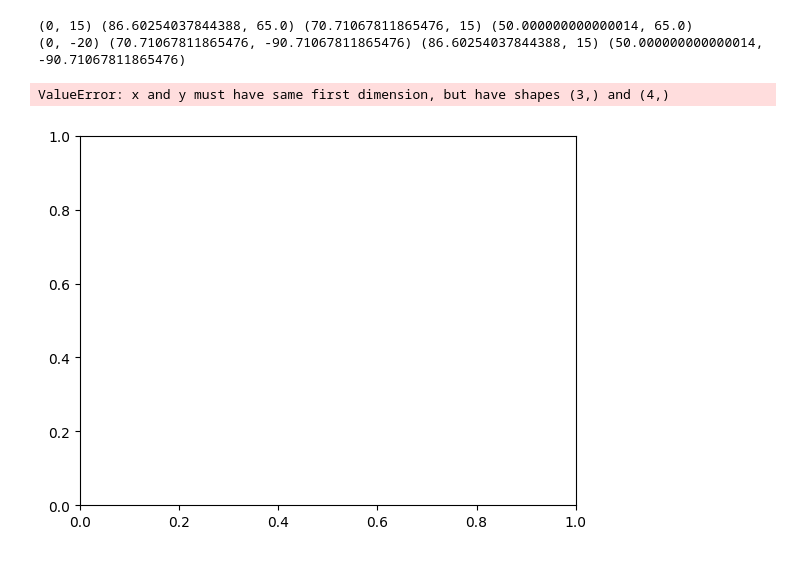
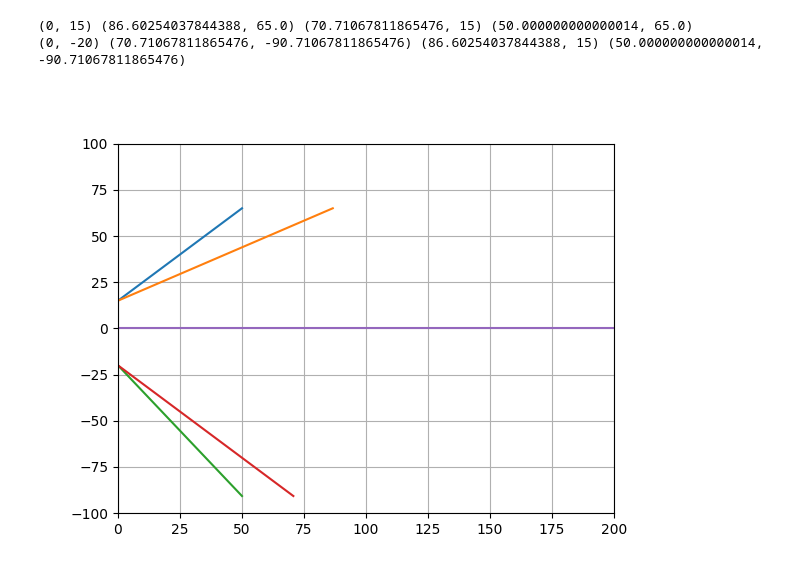
Before and after one commit to pranav-suri/EGL, a Jupyter notebook: EGL.ipynb, the cells around one changed output. Drawn from its saved outputs; the diff is of its cells as text; code cells hidden in the pictures.

Commit message:
Plotting lines and turtle basics Plotting of lines and basic commands of turtle working.

```diff
--- a/EGL.ipynb
+++ b/EGL.ipynb
@@ -76,19 +73,39 @@ print(tv_coord1, tv_coord2, tv_coord3, tv_coord4)
 # %%
 #plot using coordinates
 
 import matplotlib.pyplot as plt
 
-x = [fv_x_coord1, fv_x_coord2, fv_x_coord3, ]
-y = [fv_y_coord1, fv_y_coord2, fv_y_coord3, fv_y_coord4]
+%matplotlib widget
 
-plt.plot(x, y)
+plt.grid(True)
+
+x = [fv_x_coord1, fv_x_coord4]
+y = [fv_y_coord1, fv_y_coord4]
+
+plt.plot(x, y, label="front view1")
+
+x = [fv_x_coord1, fv_x_coord2]
+y = [fv_y_coord1, fv_y_coord2]
+
+plt.plot(x, y, label="front view2")
+
+x = [tv_x_coord1, tv_x_coord4]
+y = [tv_y_coord1, tv_y_coord4]
+
+plt.plot(x, y, label="top view1")
+
+x = [tv_x_coord1, tv_x_coord2]
+y = [tv_y_coord1, tv_y_coord2]
+
+plt.plot(x, y, label="top view2")
+
+#horizontal line
+
+plt.plot([0,200], [0,0], label="horizontal line")
+
+plt.xlim(0,200)
+plt.ylim(-100,100)
+
 plt.show()
-
-x = [tv_x_coord1, tv_x_coord2, tv_x_coord3, tv_x_coord4]
-y = [tv_y_coord1, tv_y_coord2, tv_y_coord3, tv_y_coord4]
-
-plt.plot(x, y)
-plt.show()
 # %% [output]
-ValueError: x and y must have same first dimension, but have shapes (3,) and (4,)
-[figure, old version]
+[figure, new version]
```
Also changed, not shown: parts of 4 cells of this notebook, 2 other files.
